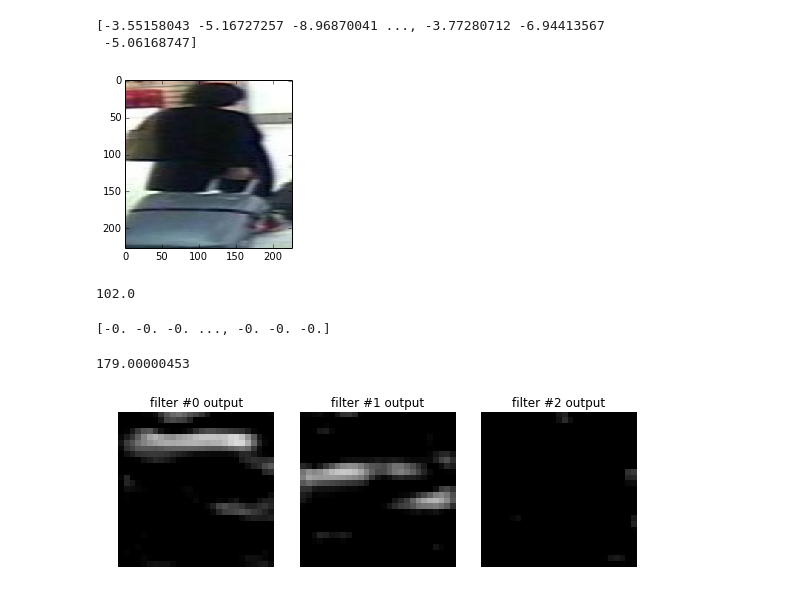
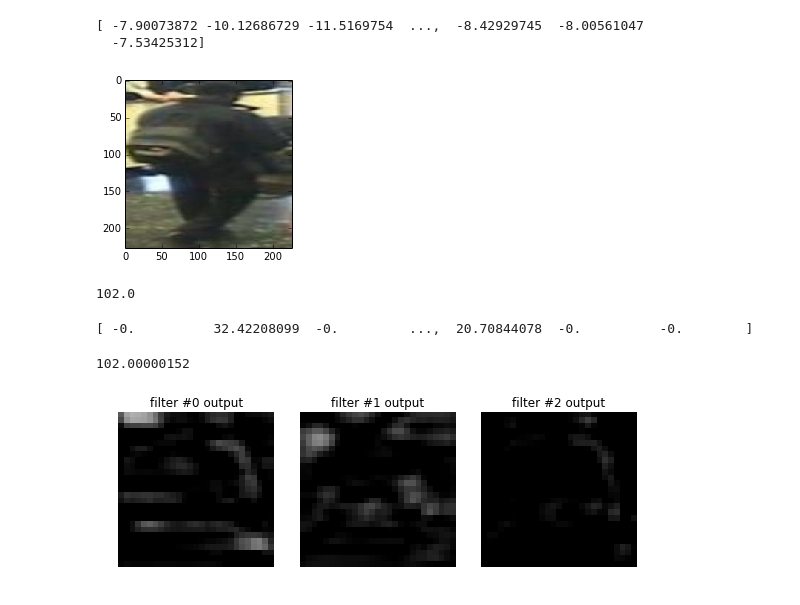
Before and after one commit to agjayant/caffe-Person-ReID, a Jupyter notebook: rank_scripts/Multi_Debug.ipynb, the cells around one changed output. Cells and saved outputs as stored; diff of their text form; code cells hidden in the pictures.

```diff
--- a/rank_scripts/Multi_Debug.ipynb
+++ b/rank_scripts/Multi_Debug.ipynb
@@ -20,8 +20,8 @@ import os
 # %%
 caffe.set_device(0)
 caffe.set_mode_gpu()
-net = caffe.Net(caffe_root +  'rank_scripts/multi/deploy_multinet_wa_1.prototxt',
-                caffe_root + 'rank_scripts/models103/_iter_10000.caffemodel',
+net = caffe.Net(caffe_root +  'rank_scripts/multi/deploy_multinet.prototxt',
+                caffe_root + 'rank_scripts/models104/_iter_10000.caffemodel',
                 caffe.TEST)# input preprocessing: 'data'is the name of the input blob == net.inputs[0]
 transformer = caffe.io.Transformer({'data': net.blobs['data'].data.shape})
 transformer.set_transpose('data', (2,0,1))
@@ -32,18 +32,18 @@ transformer.set_channel_swap('data', (2,1,0))  # the reference model has channel
 net.blobs['data'].reshape(1,3,227,227)
 # %%
 #query_image_path = '/home/jayant/caffe-Person-ReID_triplet/rank_scripts/images_market/0004_c1s6_016996_00.jpg'
-query_image_path = '/home/jayant/vision/PETA/i-LID_alex/archive/0001_001.jpg'
+query_image_path = '/home/jayant/vision/PETA/i-LID_alex/archive/0100_001.jpg'
 query_image = caffe.io.load_image(query_image_path)
 net.blobs['data'].data[...] = transformer.preprocess('data', query_image)
 out = net.forward()
 vector_query = out['fc7'][0]
 plt.figure(figsize=(3,3))
 plt.imshow(query_image)
 print vector_query
 # %% [output]
-[-3.55158043 -5.16727257 -8.96870041 ..., -3.77280712 -6.94413567
- -5.06168747]
+[ -7.90073872 -10.12686729 -11.5169754  ...,  -8.42929745  -8.00561047
+  -7.53425312]
-[figure, old version]
+[figure, new version]
 # %%
 print net.blobs['data'].data[...][0][2][222][127]
 # %% [output]
@@ -51,14 +51,14 @@ print net.blobs['data'].data[...][0][2][222][127]
 # %%
 print net.blobs['fc6'].data[...][0]
 # %% [output]
-[-0. -0. -0. ..., -0. -0. -0.]
+[ -0.          32.42208099  -0.         ...,  20.70844078  -0.          -0.        ]
 # %%
 #for item in net.blobs['fc6'].data[...][0]:
     #print item,
 # %%
 print query_image[222][127][0]*255
 # %% [output]
-179.00000453
+102.00000152
 # %%
 #print net.blobs['conv3'].data[...][0]
 # %%
@@ -79,5 +79,5 @@ def show_filters(net):
 # filter the image with initial
 show_filters(net)
 # %% [output]
-[figure, old version]
+[figure, new version]
 # %%
```
Also changed, not shown: parts of 2 cells of this notebook, 1 other file.
